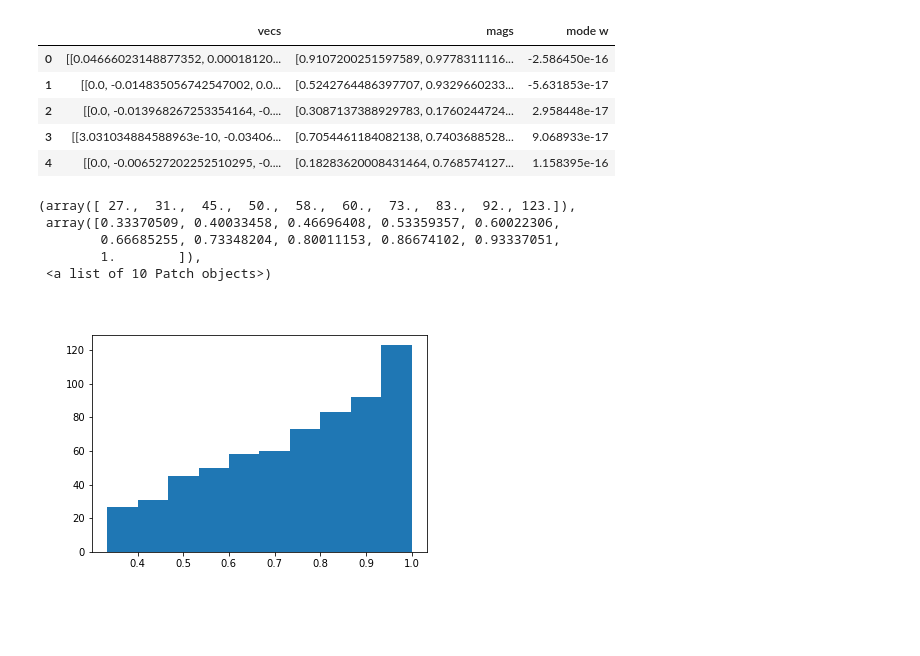
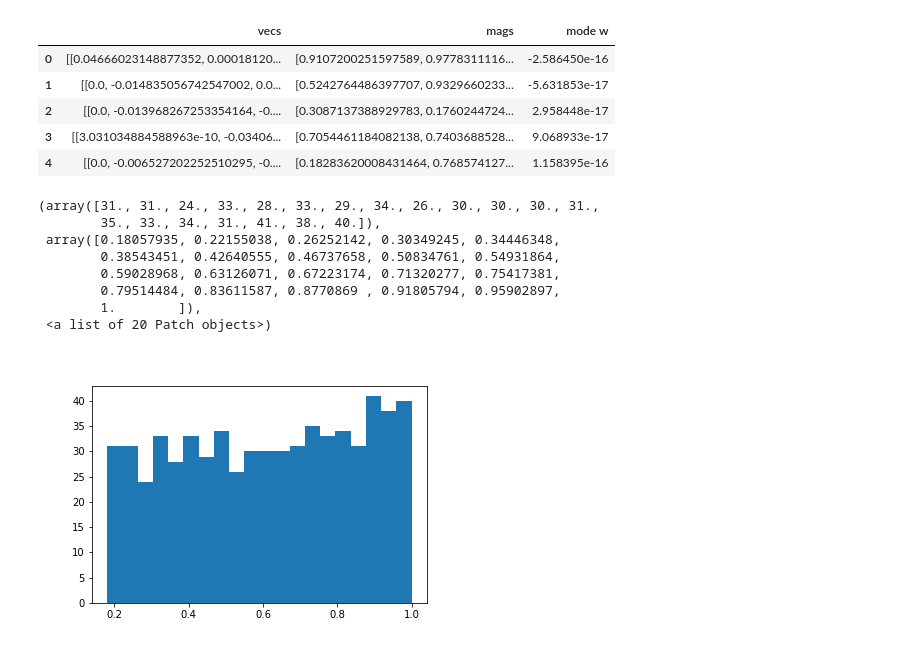
Before and after one commit to AllenCellModeling/normal_mode_analysis, a Jupyter notebook: normal_mode_analysis/nucleus_mesh_nma.ipynb, the cells around one changed output. Cells and saved outputs as stored; diff of their text form; code cells hidden in the pictures; blank space fills up the shorter version.

```diff
--- a/normal_mode_analysis/nucleus_mesh_nma.ipynb
+++ b/normal_mode_analysis/nucleus_mesh_nma.ipynb
@@ -183,13 +206,16 @@ df.head()
 | 4 | [[0.0, -0.006527202252510295, -0.... | [0.18283620008431464, 0.768574127... | 1.158395e-16 |
 # %%
 # look at vector histogram
-mode = 0
+mode = 5
 vecs = df.iloc[mode]['mags']
-plt.hist(vecs)
+plt.hist(vecs, bins = 20)
 # %% [output]
-(array([ 27.,  31.,  45.,  50.,  58.,  60.,  73.,  83.,  92., 123.]),
- array([0.33370509, 0.40033458, 0.46696408, 0.53359357, 0.60022306,
-        0.66685255, 0.73348204, 0.80011153, 0.86674102, 0.93337051,
+(array([31., 31., 24., 33., 28., 33., 29., 34., 26., 30., 30., 30., 31.,
+        35., 33., 34., 31., 41., 38., 40.]),
+ array([0.18057935, 0.22155038, 0.26252142, 0.30349245, 0.34446348,
+        0.38543451, 0.42640555, 0.46737658, 0.50834761, 0.54931864,
+        0.59028968, 0.63126071, 0.67223174, 0.71320277, 0.75417381,
+        0.79514484, 0.83611587, 0.8770869 , 0.91805794, 0.95902897,
         1.        ]),
- <a list of 10 Patch objects>)
+ <a list of 20 Patch objects>)
-[figure, old version]
+[figure, new version]
```
Also changed, not shown: parts of 6 cells of this notebook.
